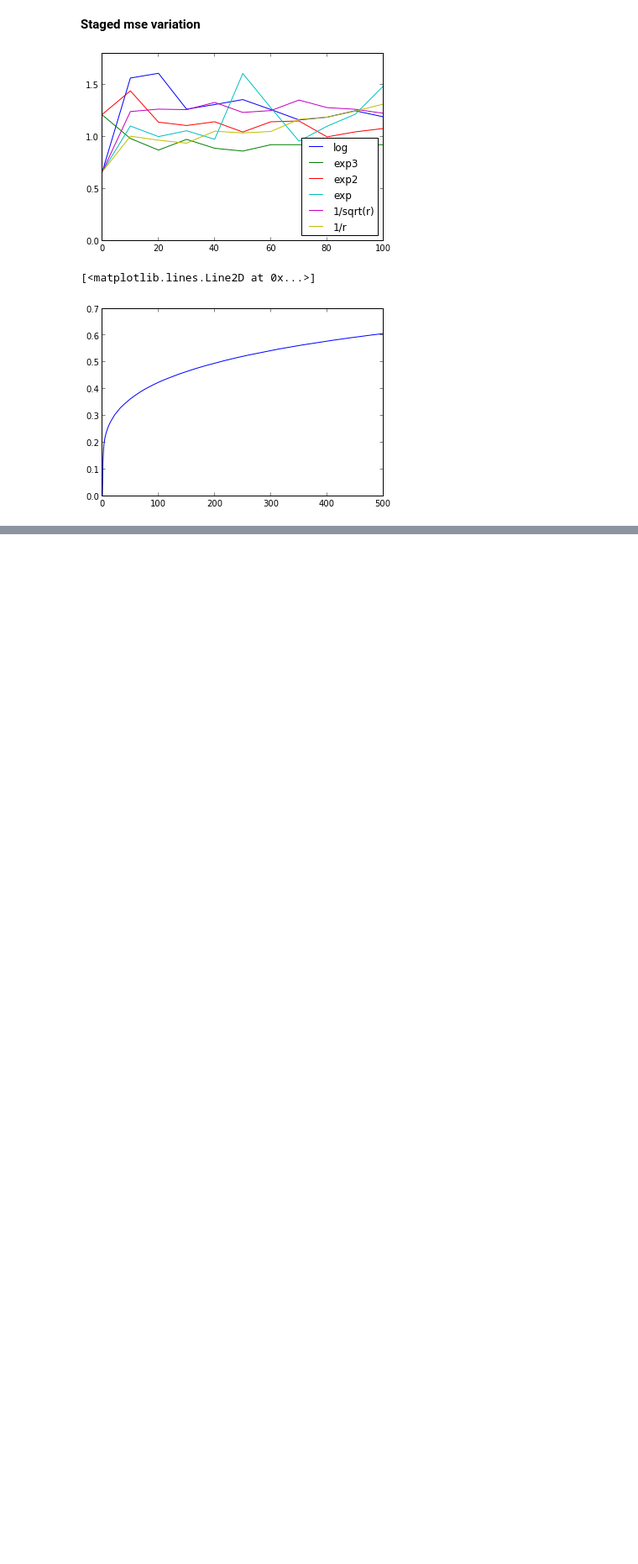
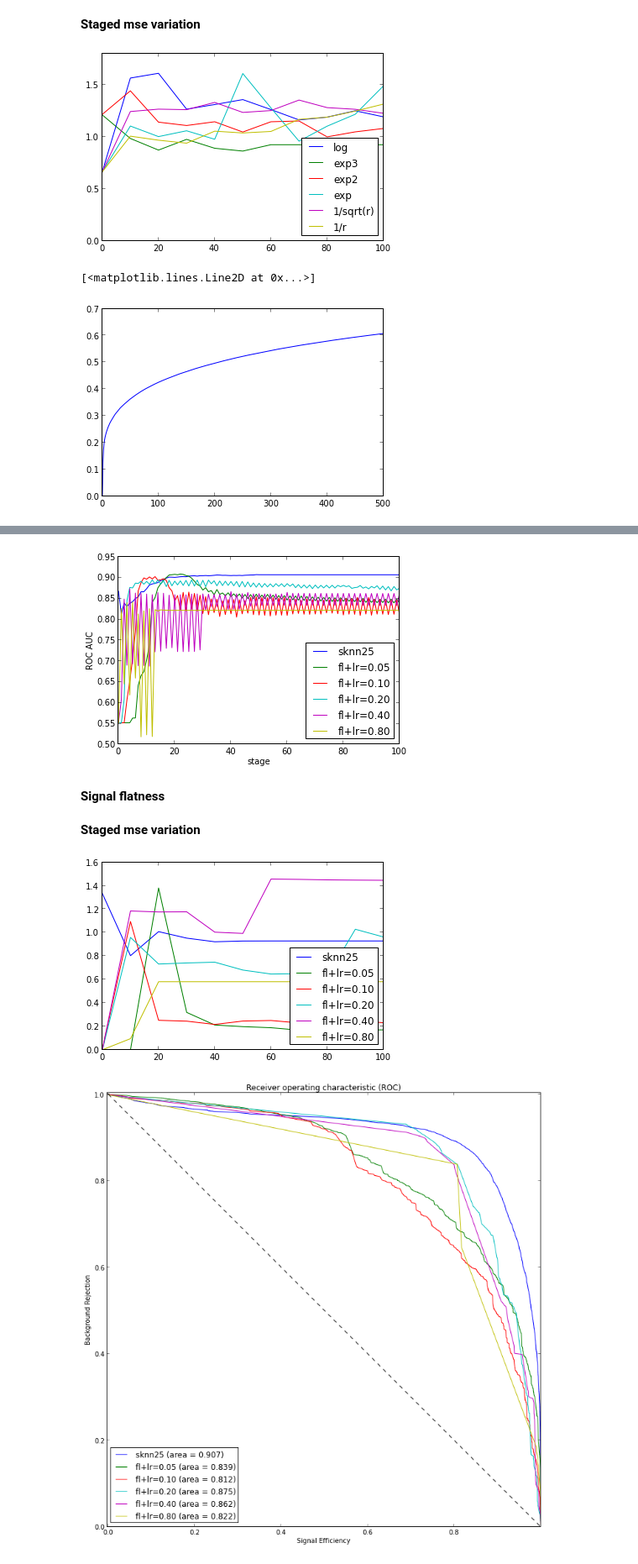
Before and after one commit to anaderi/lhcb_trigger_ml, a Jupyter notebook: IPythonWorkflow/DalitzUGBDemo.ipynb, the cells around one changed output, grey strips where cells are left out. Shown at 84% size. Saved outputs shown, nothing was run; the diff lists cells and outputs as text; code cells hidden in the pictures; blank space fills up the shorter version.

```diff
--- a/IPythonWorkflow/DalitzUGBDemo.ipynb
+++ b/IPythonWorkflow/DalitzUGBDemo.ipynb
@@ -707,0 +720,11 @@ plot(numpy.arange(knn), r.mean(axis=0))
+# %%
+fl_classifiers = OrderedDict()
+knn_loss = ugb.SimpleKnnLossFunction(uniform_variables, knn=25)
+fl_classifiers["sknn25"] = ugb.MyGradientBoostingClassifier(loss=knn_loss, max_depth=4, n_estimators=101,
+                                    learning_rate=.5, train_variables = train_variables)
+for learning_rate in [0.01, 0.05, 0.1, 0.2, 0.4, 0.8]:
+    flatness_loss = ugb.FlatnessLossFunction(uniform_variables, ada_coefficient=0.3, bins=13)
+    fl_classifiers["fl+lr=%1.2f" % learning_rate] = ugb.MyGradientBoostingClassifier(loss=flatness_loss, max_depth=4,
+                                n_estimators=101, learning_rate=learning_rate, train_variables = train_variables)
+
+reports.trainClassifiers(fl_classifiers, trainX, trainY)
@@ -707,0 +738,12 @@ plot(numpy.arange(knn), r.mean(axis=0))
+# %%
+reports.plotLearningCurves(testY, reports.getClassifiersStagedPredictionProba(fl_classifiers, testX))
+display_html("<b>Signal flatness</b>", raw=True)
+fl_sig5e5_probas_dict = reports.getClassifiersStagedPredictionProba(fl_classifiers, signal5e5DF)
+plotMseVariationOnSig5e5(fl_sig5e5_probas_dict)
+reports.plotRocCurves(testY, reports.getClassifiersPredictionProba(fl_classifiers, testX))
+# %% [output]
+[figure, added]
+Signal flatness
+Staged mse variation
+[figure, added]
+[figure, added]
```
Also changed, not shown: parts of 13 cells of this notebook, 6 other files.
